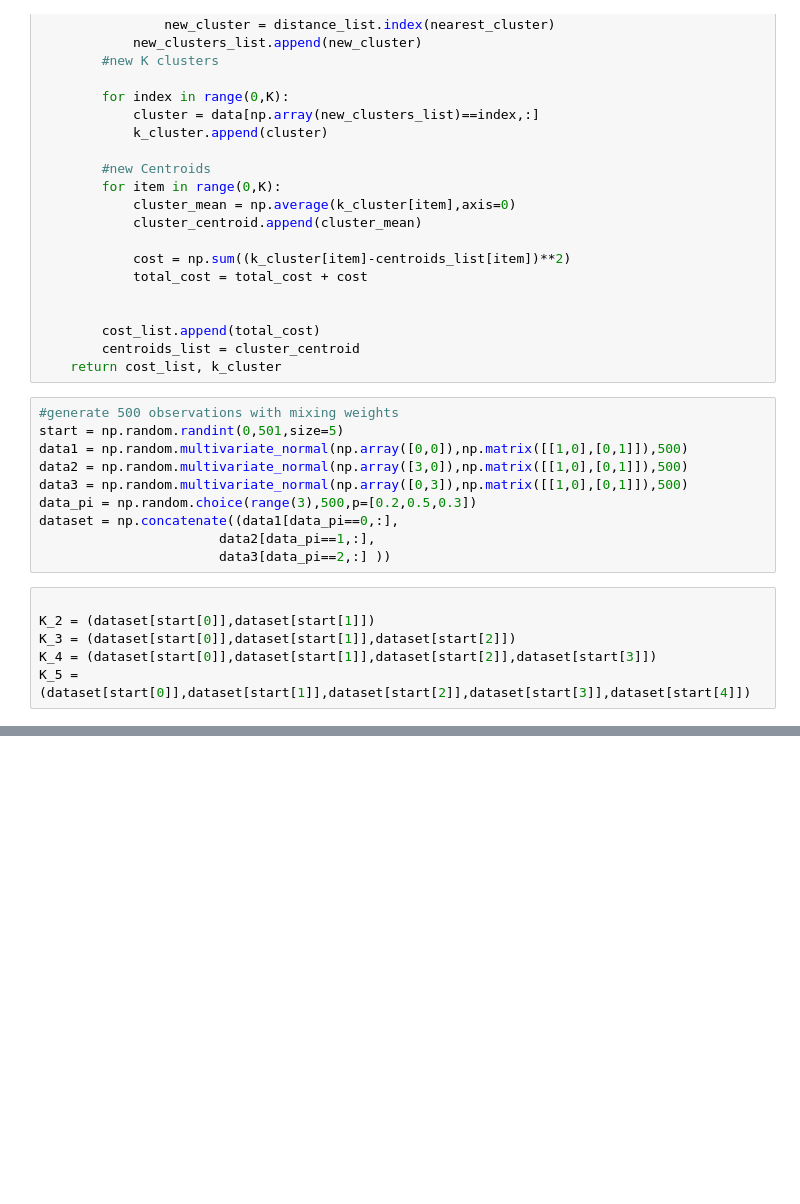
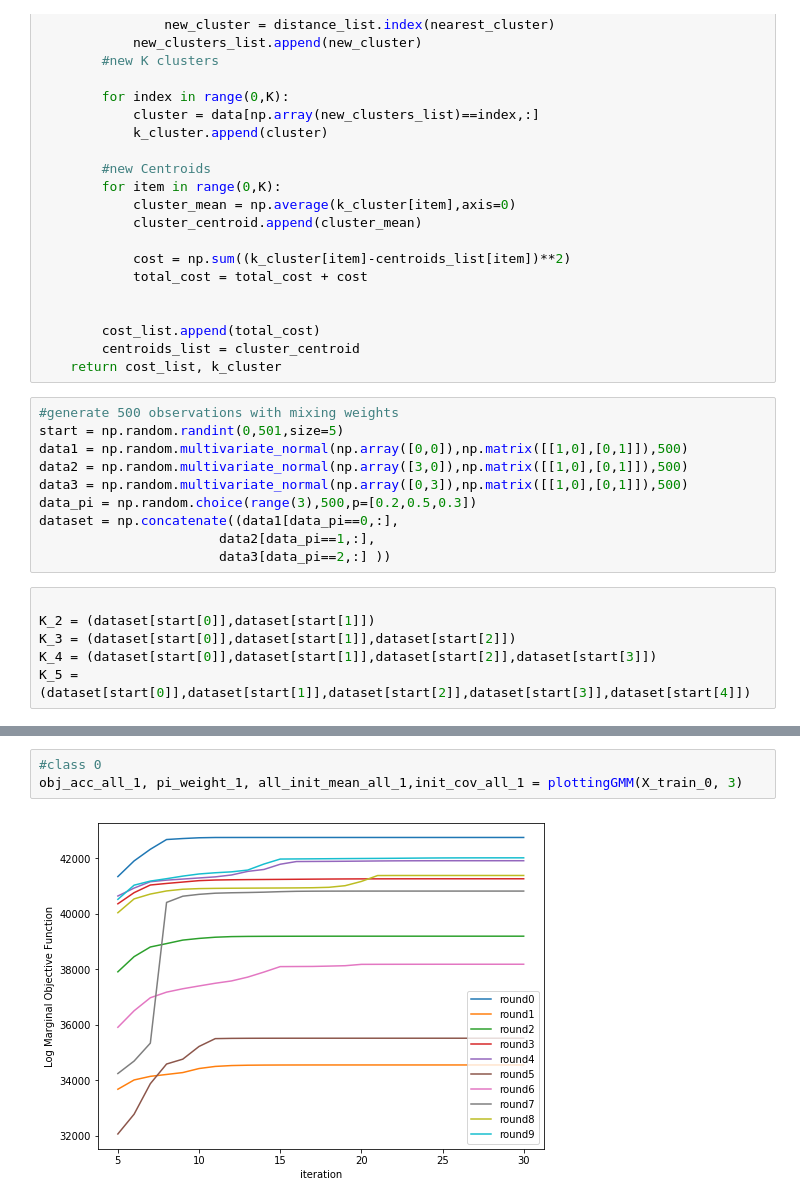
Before and after one commit to yil479/ML_Algorithm_Columbia, a Jupyter notebook: hw3-data/homework3_code.ipynb, the cells around one changed output, grey strips where cells are left out. Cells and saved outputs as stored; diff of their text form; blank space fills up the shorter version.

```diff
--- a/hw3-data/homework3_code.ipynb
+++ b/hw3-data/homework3_code.ipynb
@@ -122,0 +181,5 @@ X_train.head()
+# %%
+#class 0
+obj_acc_all_1, pi_weight_1, all_init_mean_all_1,init_cov_all_1 = plottingGMM(X_train_0, 3)
+# %% [output]
+[figure, added]
```
Also changed, not shown: parts of 12 cells of this notebook, 1 other file.
